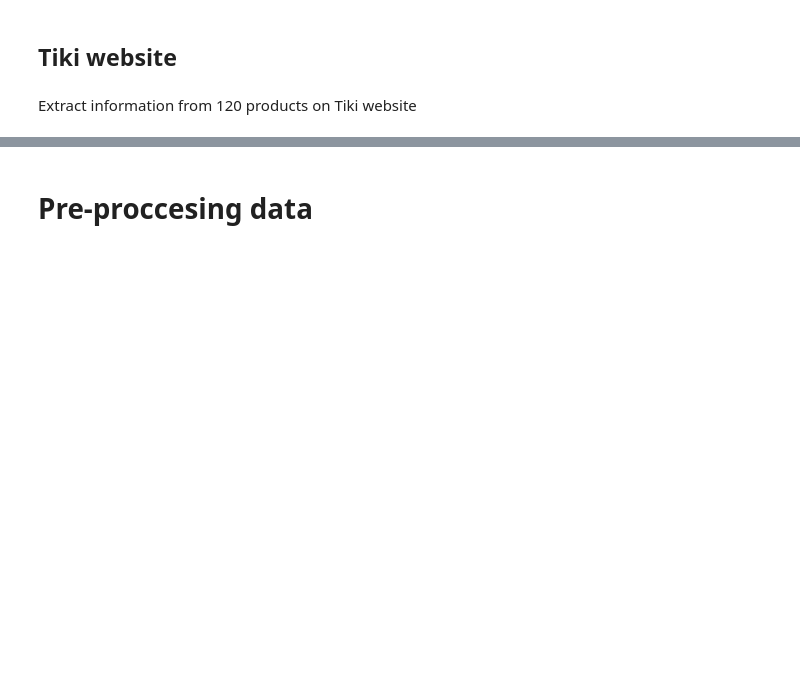
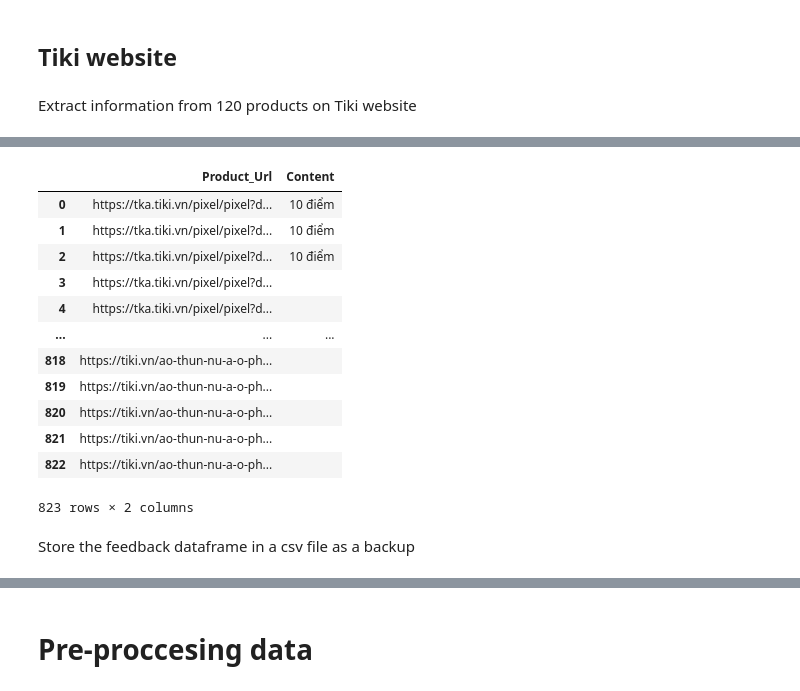
Before and after one commit to tathithienthanh/WomenFashionProductRecommendationSystem, a Jupyter notebook: Untitled.ipynb, the cells around one changed output, grey strips where cells are left out. Cells and saved outputs as stored; diff of their text form; code cells hidden in the pictures; blank space fills up the shorter version.

```diff
--- a/Untitled.ipynb
+++ b/Untitled.ipynb
@@ -128,8 +110,6 @@ with open('Laz_product_urls.txt', mode='r') as file:
     links = file.readlines()
 links = [link.strip() for link in links]
 # print(links)
-# %%
-Laz_product_urls = links
 # %% [markdown]
 Store the product dataframe in a csv file as a backup
 # %%
@@ -393,0 +336,2 @@ for i in range (0, 3):
+# %%
+product_urls = list(df_Tiki_product['Url'])
@@ -476,0 +378,56 @@ df_Tiki_shop
+# %%
+for url in Tiki_product_urls:
+    driver.get(url)
+    time.sleep(5)
+
+    driver.execute_script(f"window.scrollTo(0, 1550);")
+    time.sleep(5)
+
+    while True:
+        try:
+            content_elements = driver.find_elements(By.CSS_SELECTOR, '.review-comment__content')
+            contents = [e.text for e in content_elements]
+        except NoSuchElementException:
+            print('NoSuchElementException')
+
+        urls = [url for i in range(0, len(contents))]
+
+        df = pd.DataFrame({
+                'Product_Url': urls,
+                'Content': contents
+            })
+        df_Tiki_feedback = pd.concat([df_Tiki_feedback, df], ignore_index = True)
+
+        driver.execute_script(f"window.scrollTo(0, 2280);")
+        time.sleep(5)
+
+        try:
+            next_button = driver.find_element(By.CSS_SELECTOR, 'a.next')
+        except NoSuchElementException:
+            break
+            print('NoSuchElementException')
+
+        if next_button.get_attribute('color') == "#C4C4CF":
+            print("No more pages to scrape.")
+            break
+        else:
+            next_button.click()
+            time.sleep(5)
+# %%
+df_Tiki_feedback
+# %% [output]
+|  | Product_Url | Content |
+| 0 | https://tka.tiki.vn/pixel/pixel?d... | 10 điểm |
+| 1 | https://tka.tiki.vn/pixel/pixel?d... | 10 điểm |
+| 2 | https://tka.tiki.vn/pixel/pixel?d... | 10 điểm |
+| 3 | https://tka.tiki.vn/pixel/pixel?d... |  |
+| 4 | https://tka.tiki.vn/pixel/pixel?d... |  |
+| ... | ... | ... |
+| 818 | https://tiki.vn/ao-thun-nu-a-o-ph... |  |
+| 819 | https://tiki.vn/ao-thun-nu-a-o-ph... |  |
+| 820 | https://tiki.vn/ao-thun-nu-a-o-ph... |  |
+| 821 | https://tiki.vn/ao-thun-nu-a-o-ph... |  |
+| 822 | https://tiki.vn/ao-thun-nu-a-o-ph... |  |
+823 rows × 2 columns
+# %% [markdown]
+Store the feedback dataframe in a csv file as a backup
```
Also changed, not shown: parts of 61 cells of this notebook.
